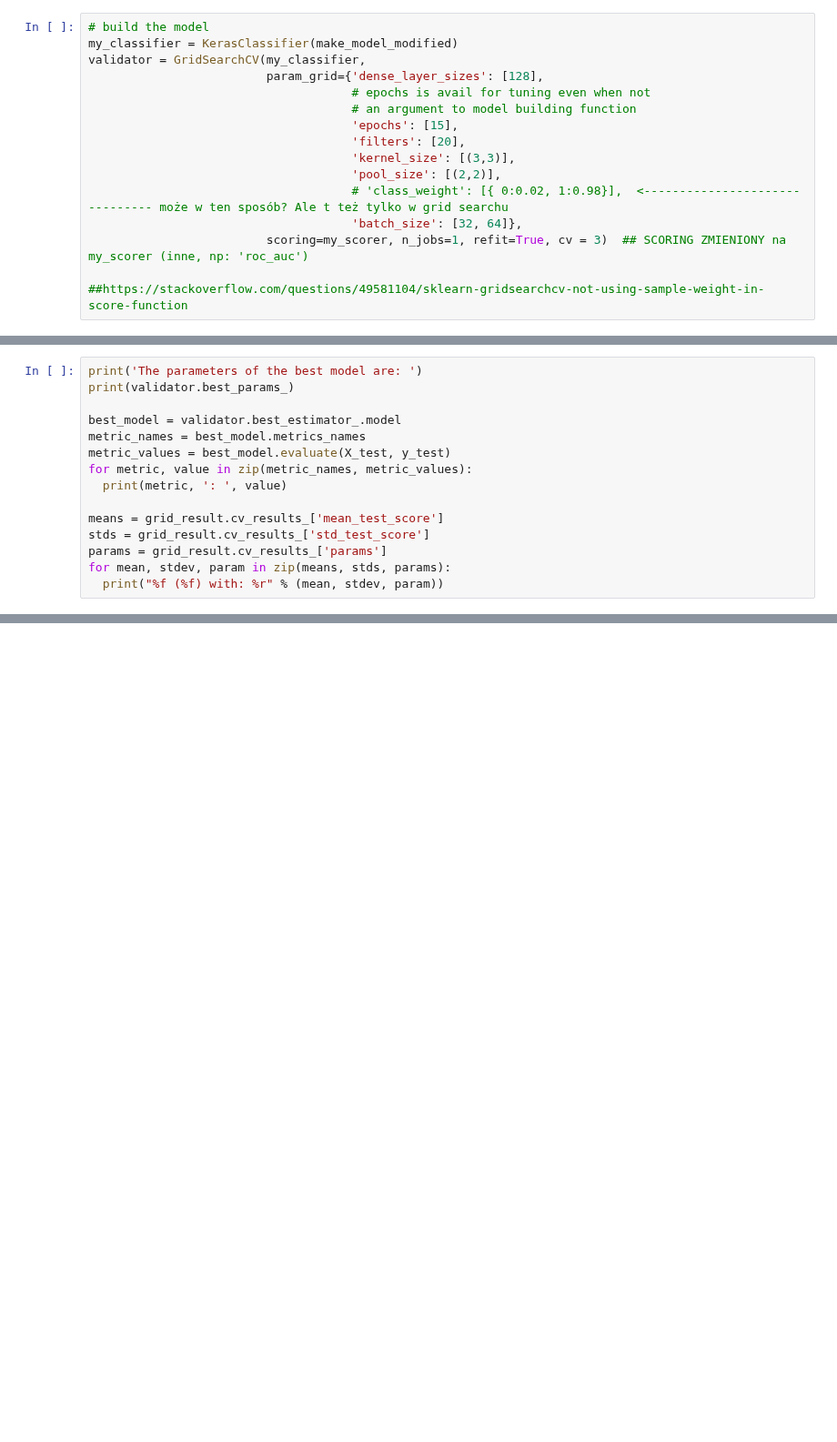
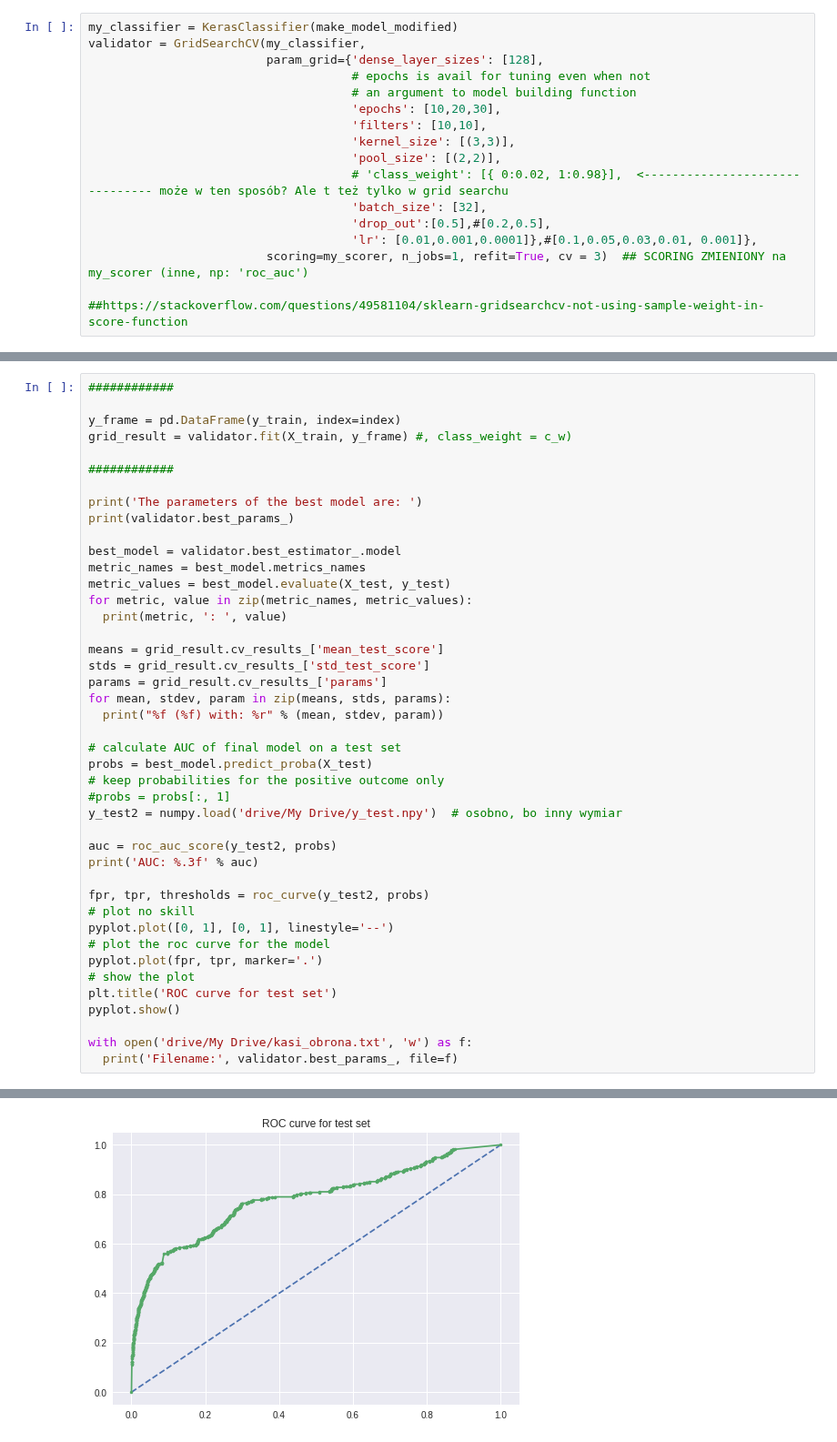
Before and after one commit to hannape/CNN-pierwsze-podejscie, a Jupyter notebook: cnn_grid_with_scorer.ipynb, the cells around one changed output, grey strips where cells are left out. Shown at 91% size. Cells and saved outputs as stored; diff of their text form; blank space fills up the shorter version.

Commit message:
best: lr: 0.001 (0.01,0.0001), epochs: 30 (10,20)

```diff
--- a/cnn_grid_with_scorer.ipynb
+++ b/cnn_grid_with_scorer.ipynb
@@ -275,16 +138,17 @@ def larger_model():
 # %%
-# build the model
 my_classifier = KerasClassifier(make_model_modified)
 validator = GridSearchCV(my_classifier,
                          param_grid={'dense_layer_sizes': [128],
                                      # epochs is avail for tuning even when not
                                      # an argument to model building function
-                                     'epochs': [15],
-                                     'filters': [20],
+                                     'epochs': [10,20,30],
+                                     'filters': [10,10],
                                      'kernel_size': [(3,3)],
                                      'pool_size': [(2,2)],
                                      # 'class_weight': [{ 0:0.02, 1:0.98}],  <------------------------------- może w ten sposób? Ale t też tylko w grid searchu
-                                     'batch_size': [32, 64]},
+                                     'batch_size': [32],
+                                     'drop_out':[0.5],#[0.2,0.5],
+                                     'lr': [0.01,0.001,0.0001]},#[0.1,0.05,0.03,0.01, 0.001]},
                          scoring=my_scorer, n_jobs=1, refit=True, cv = 3)  ## SCORING ZMIENIONY na my_scorer (inne, np: 'roc_auc')
 
 ##https://stackoverflow.com/questions/49581104/sklearn-gridsearchcv-not-using-sample-weight-in-score-function
@@ -321,4 +155,11 @@ Epoch 15/15
 # %%
+############
+
+y_frame = pd.DataFrame(y_train, index=index)
+grid_result = validator.fit(X_train, y_frame) #, class_weight = c_w)
+
+############
+
 print('The parameters of the best model are: ')
 print(validator.best_params_)
 
@@ -333,4 +174,25 @@ stds = grid_result.cv_results_['std_test_score']
 params = grid_result.cv_results_['params']
 for mean, stdev, param in zip(means, stds, params):
   print("%f (%f) with: %r" % (mean, stdev, param))
+
+# calculate AUC of final model on a test set
+probs = best_model.predict_proba(X_test)
+# keep probabilities for the positive outcome only
+#probs = probs[:, 1]
+y_test2 = numpy.load('drive/My Drive/y_test.npy')  # osobno, bo inny wymiar
+
+auc = roc_auc_score(y_test2, probs)
+print('AUC: %.3f' % auc)
+
+fpr, tpr, thresholds = roc_curve(y_test2, probs)
+# plot no skill
+pyplot.plot([0, 1], [0, 1], linestyle='--')
+# plot the roc curve for the model
+pyplot.plot(fpr, tpr, marker='.')
+# show the plot
+plt.title('ROC curve for test set')
+pyplot.show()
+
+with open('drive/My Drive/kasi_obrona.txt', 'w') as f:
+  print('Filename:', validator.best_params_, file=f)
 # %% [output]
@@ -343,0 +216 @@ acc :  0.9551561197072176
+[figure, added]
```
Also changed, not shown: parts of 15 cells of this notebook.
